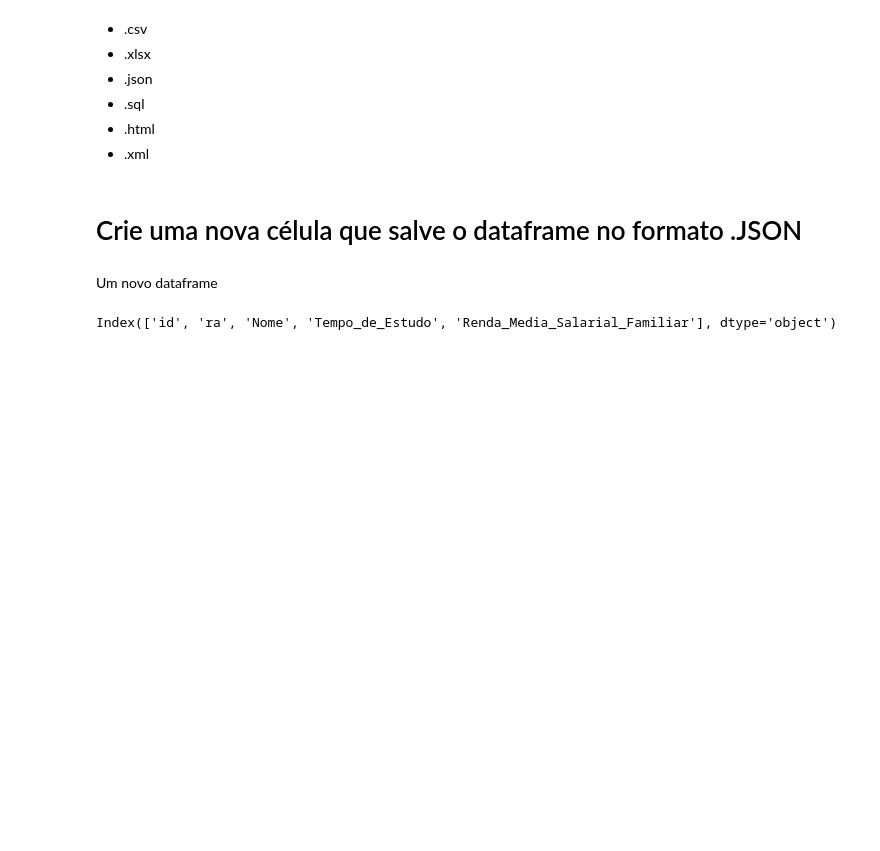
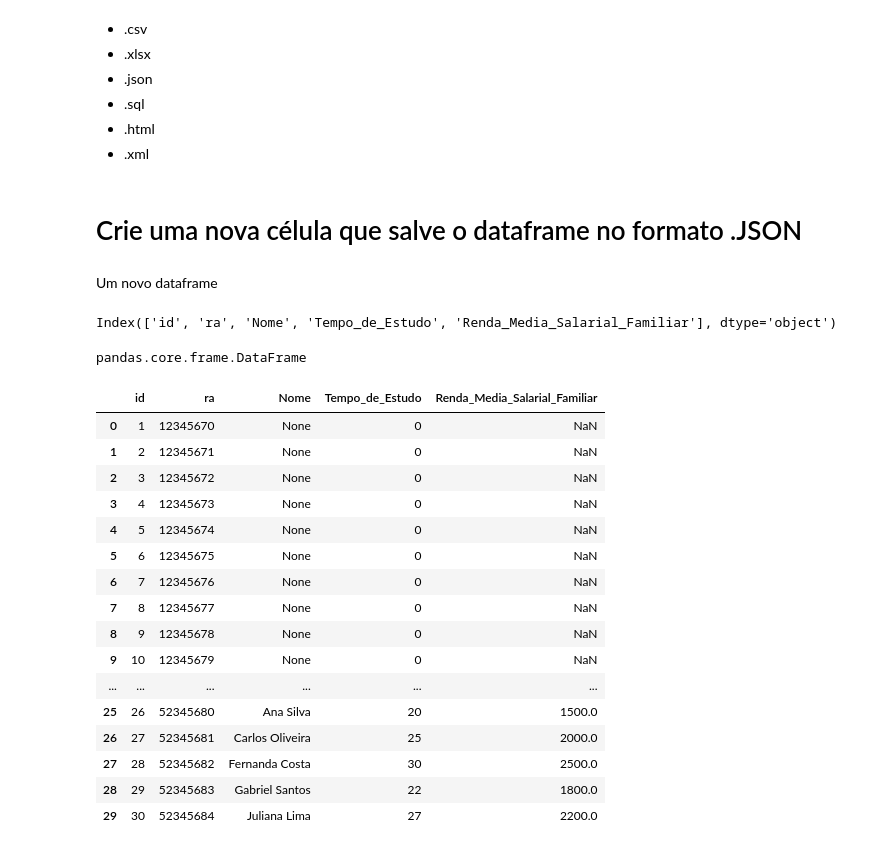
Before and after one commit to rafaelflorentinobarbosa/DataScience, a Jupyter notebook: projeto final manha/imersaopandas.ipynb, the cells around one changed output. Saved outputs shown, nothing was run; the diff lists cells and outputs as text; code cells hidden in the pictures; blank space fills up the shorter version.

```diff
--- a/projeto final manha/imersaopandas.ipynb
+++ b/projeto final manha/imersaopandas.ipynb
@@ -126,0 +124,25 @@ df_tempo_renda = df_alunos[['tempoestudo','rendafamiliar']]
+# %%
+type(df_tempo_renda)
+# %% [output]
+pandas.core.frame.DataFrame
+# %%
+# Fatiar o vetor do 0 ao 29
+df_alunos[0:30]
+# %% [output]
+|  | id | ra | Nome | Tempo_de_Estudo | Renda_Media_Salarial_Familiar |
+| 0 | 1 | 12345670 | None | 0 | NaN |
+| 1 | 2 | 12345671 | None | 0 | NaN |
+| 2 | 3 | 12345672 | None | 0 | NaN |
+| 3 | 4 | 12345673 | None | 0 | NaN |
+| 4 | 5 | 12345674 | None | 0 | NaN |
+| 5 | 6 | 12345675 | None | 0 | NaN |
+| 6 | 7 | 12345676 | None | 0 | NaN |
+| 7 | 8 | 12345677 | None | 0 | NaN |
+| 8 | 9 | 12345678 | None | 0 | NaN |
+| 9 | 10 | 12345679 | None | 0 | NaN |
+| ... | ... | ... | ... | ... | ... |
+| 25 | 26 | 52345680 | Ana Silva | 20 | 1500.0 |
+| 26 | 27 | 52345681 | Carlos Oliveira | 25 | 2000.0 |
+| 27 | 28 | 52345682 | Fernanda Costa | 30 | 2500.0 |
+| 28 | 29 | 52345683 | Gabriel Santos | 22 | 1800.0 |
+| 29 | 30 | 52345684 | Juliana Lima | 27 | 2200.0 |
```
Also changed, not shown: parts of 29 cells of this notebook, 1 other file.
